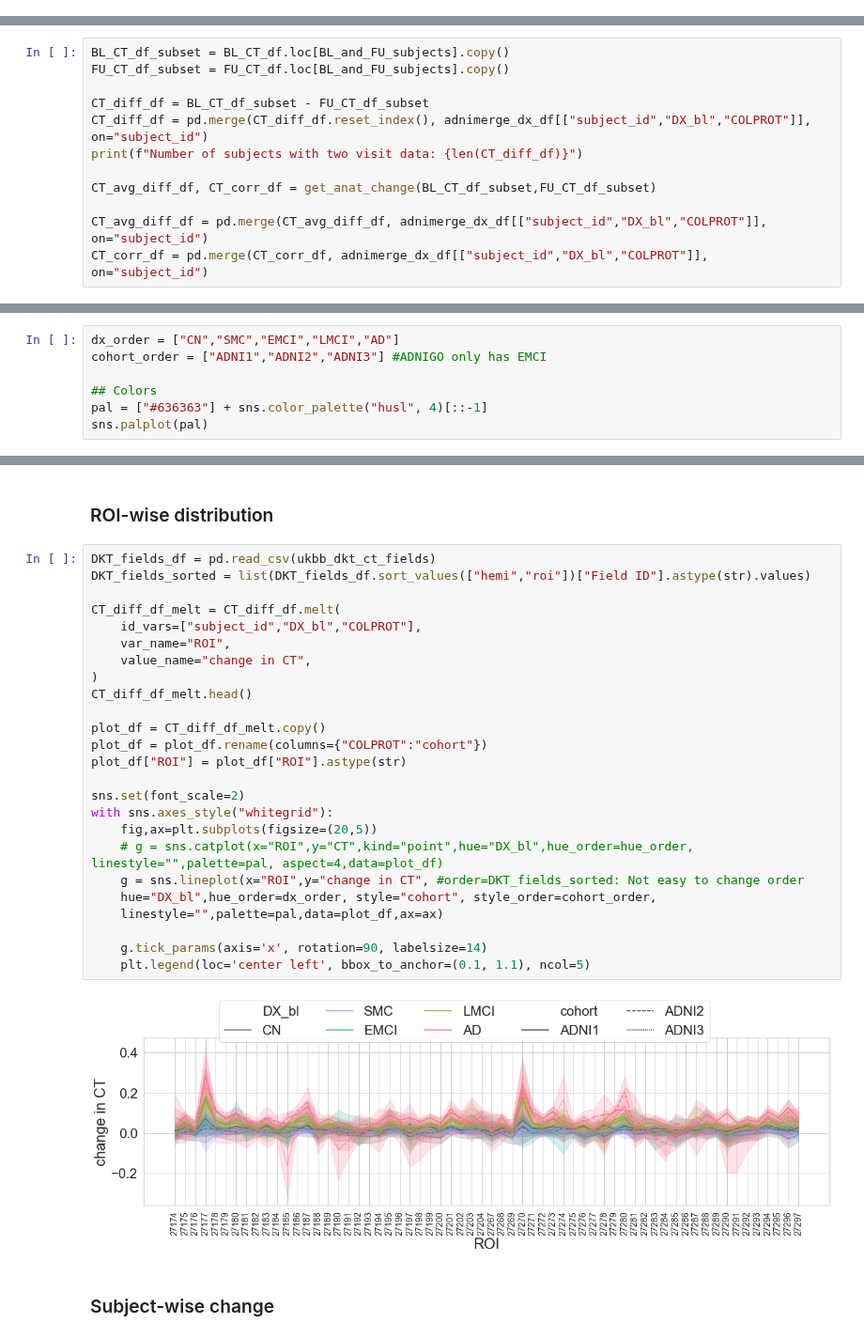
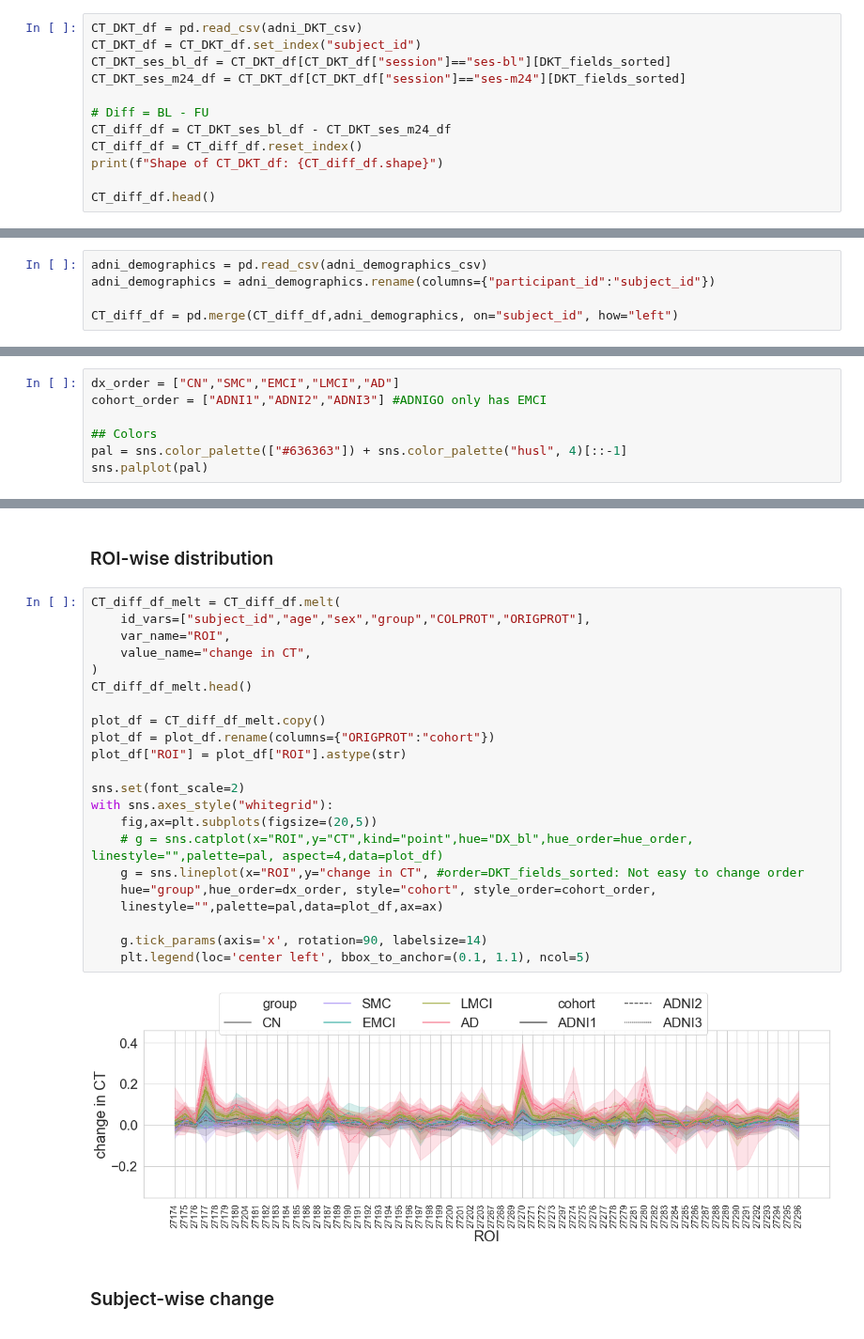
Before and after one commit to nikhil153/brain-diff, a Jupyter notebook: notebooks/9_freesurfer_stats.ipynb, the cells around one changed output, grey strips where cells are left out. Shown at 94% size. Drawn from its saved outputs; the diff is of its cells as text.

Commit message:
standardized exp data CSV generation

```diff
--- a/notebooks/9_freesurfer_stats.ipynb
+++ b/notebooks/9_freesurfer_stats.ipynb
@@ -230,0 +206,12 @@ adnimerge with longitudinal subjects. n_subjects = 1092
+# %%
+CT_DKT_df = pd.read_csv(adni_DKT_csv)
+CT_DKT_df = CT_DKT_df.set_index("subject_id")
+CT_DKT_ses_bl_df = CT_DKT_df[CT_DKT_df["session"]=="ses-bl"][DKT_fields_sorted]
+CT_DKT_ses_m24_df = CT_DKT_df[CT_DKT_df["session"]=="ses-m24"][DKT_fields_sorted]
+
+# Diff = BL - FU
+CT_diff_df = CT_DKT_ses_bl_df - CT_DKT_ses_m24_df
+CT_diff_df = CT_diff_df.reset_index()
+print(f"Shape of CT_DKT_df: {CT_diff_df.shape}")
+
+CT_diff_df.head()
@@ -269,12 +228,0 @@ def get_anat_change(BL_df, FU_df):
-# %%
-BL_CT_df_subset = BL_CT_df.loc[BL_and_FU_subjects].copy()
-FU_CT_df_subset = FU_CT_df.loc[BL_and_FU_subjects].copy()
-
-CT_diff_df = BL_CT_df_subset - FU_CT_df_subset
-CT_diff_df = pd.merge(CT_diff_df.reset_index(), adnimerge_dx_df[["subject_id","DX_bl","COLPROT"]], on="subject_id")
-print(f"Number of subjects with two visit data: {len(CT_diff_df)}")
-
-CT_avg_diff_df, CT_corr_df = get_anat_change(BL_CT_df_subset,FU_CT_df_subset)
-
-CT_avg_diff_df = pd.merge(CT_avg_diff_df, adnimerge_dx_df[["subject_id","DX_bl","COLPROT"]], on="subject_id")
-CT_corr_df = pd.merge(CT_corr_df, adnimerge_dx_df[["subject_id","DX_bl","COLPROT"]], on="subject_id")
@@ -283,3 +229,8 @@ Number of subjects with two visit data: 1092
+# %%
+adni_demographics = pd.read_csv(adni_demographics_csv)
+adni_demographics = adni_demographics.rename(columns={"participant_id":"subject_id"})
+
+CT_diff_df = pd.merge(CT_diff_df,adni_demographics, on="subject_id", how="left")
 # %% [markdown]
 ## Plots
 # %%
@@ -287,38 +238,35 @@ dx_order = ["CN","SMC","EMCI","LMCI","AD"]
 cohort_order = ["ADNI1","ADNI2","ADNI3"] #ADNIGO only has EMCI
 
 ## Colors
-pal = ["#636363"] + sns.color_palette("husl", 4)[::-1]
+pal = sns.color_palette(["#636363"]) + sns.color_palette("husl", 4)[::-1]
 sns.palplot(pal)
 # %% [output]
 [figure]
 # %% [markdown]
 ### ROI-wise distribution
 # %%
-DKT_fields_df = pd.read_csv(ukbb_dkt_ct_fields)
-DKT_fields_sorted = list(DKT_fields_df.sort_values(["hemi","roi"])["Field ID"].astype(str).values)
-
 CT_diff_df_melt = CT_diff_df.melt(
-    id_vars=["subject_id","DX_bl","COLPROT"],
+    id_vars=["subject_id","age","sex","group","COLPROT","ORIGPROT"],
     var_name="ROI",
     value_name="change in CT",
 )
 CT_diff_df_melt.head()
 
 plot_df = CT_diff_df_melt.copy()
-plot_df = plot_df.rename(columns={"COLPROT":"cohort"})
+plot_df = plot_df.rename(columns={"ORIGPROT":"cohort"})
 plot_df["ROI"] = plot_df["ROI"].astype(str)
 
 sns.set(font_scale=2)
 with sns.axes_style("whitegrid"):
     fig,ax=plt.subplots(figsize=(20,5))
     # g = sns.catplot(x="ROI",y="CT",kind="point",hue="DX_bl",hue_order=hue_order, linestyle="",palette=pal, aspect=4,data=plot_df)
     g = sns.lineplot(x="ROI",y="change in CT", #order=DKT_fields_sorted: Not easy to change order
-    hue="DX_bl",hue_order=dx_order, style="cohort", style_order=cohort_order,
+    hue="group",hue_order=dx_order, style="cohort", style_order=cohort_order,
     linestyle="",palette=pal,data=plot_df,ax=ax)
 
     g.tick_params(axis='x', rotation=90, labelsize=14)
     plt.legend(loc='center left', bbox_to_anchor=(0.1, 1.1), ncol=5)
 # %% [output]
-[figure, old version]
+[figure, new version]
 # %% [markdown]
 ### Subject-wise change
```
Also changed, not shown: parts of 32 cells of this notebook, 1 other file.
